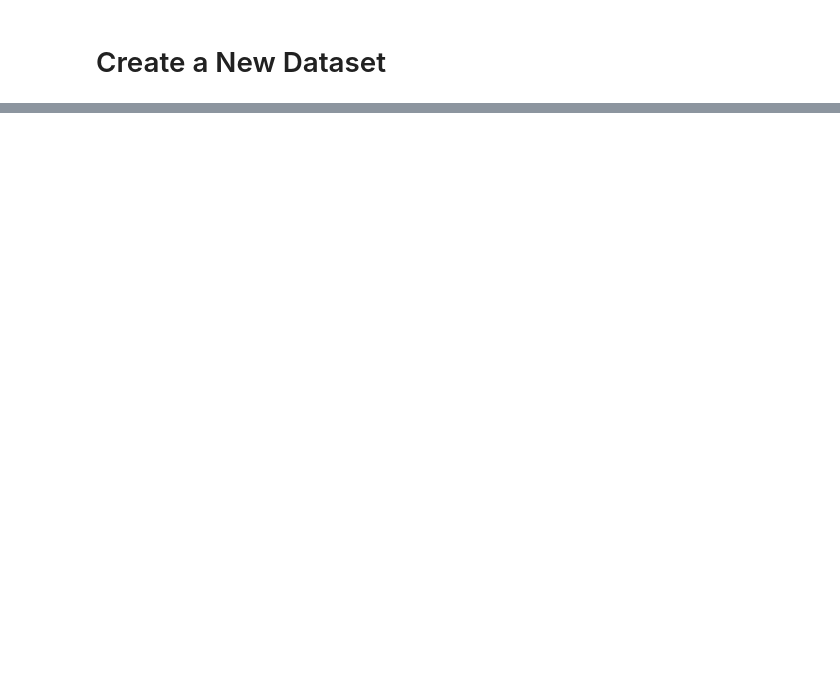
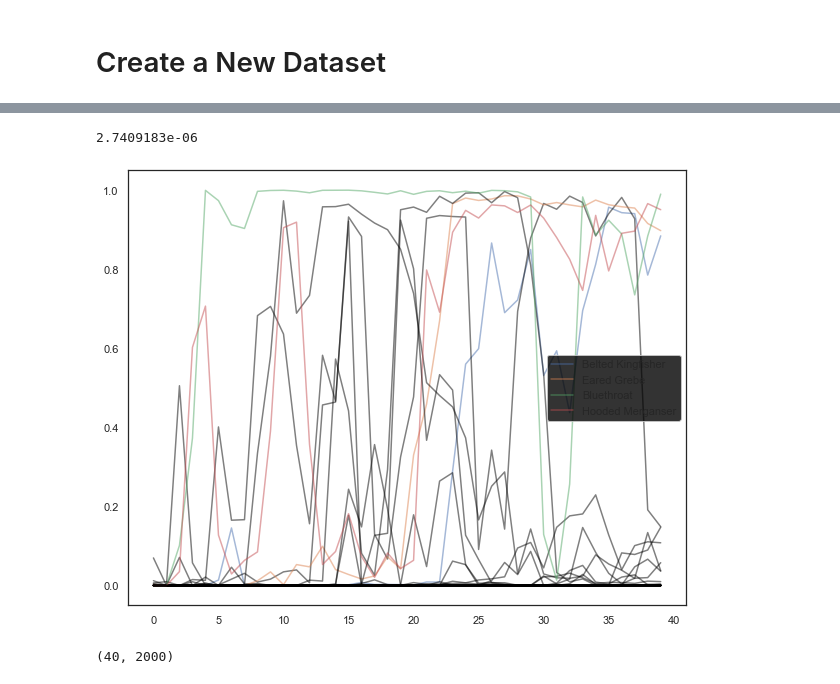
Before and after one commit to RobertvdV/GRS82000_eTaxonomist, a Jupyter notebook: notebooks/CUB_comparison.ipynb, the cells around one changed output, grey strips where cells are left out. Cells and saved outputs as stored; diff of their text form; code cells hidden in the pictures; blank space fills up the shorter version.

```diff
--- a/notebooks/CUB_comparison.ipynb
+++ b/notebooks/CUB_comparison.ipynb
@@ -737,0 +997,4 @@ len(common_birds)
+# %%
+WhichBird('hallo', model=model)[195]
+# %% [output]
+2.7409183e-06
@@ -737,0 +1003,29 @@ len(common_birds)
+# %%
+data_birds = collections.defaultdict(list)
+
+
+for bird in tqdm_notebook(list(PoS_dict.keys())[0:40]):
+    text_span = ''
+
+    for row in PoS_dict[bird][0:40]:
+    #for row in important_stuff:
+        text_span += f' {row}.'
+        probabilities_stacked = WhichBird(text_span, model=model)
+        idx = np.where(lb.classes_ == bird)[0][0]
+        data_birds[bird].append(probabilities_stacked[idx])
+# %%
+fig, ax = plt.subplots(figsize=(10, 8))
+
+for bird in data_birds.keys():
+    if data_birds[bird][-1] > 0.5:
+        ax.plot(data_birds[bird], alpha=0.5, label=bird)
+    else:
+        ax.plot(data_birds[bird], alpha=0.5, color='black')
+plt.legend()
+plt.show()
+# %% [output]
+[figure, added]
+# %%
+data_birds['Belted Kingfisher'].shape
+# %% [output]
+(40, 2000)
```
Also changed, not shown: parts of 66 cells of this notebook, 22 other files.
